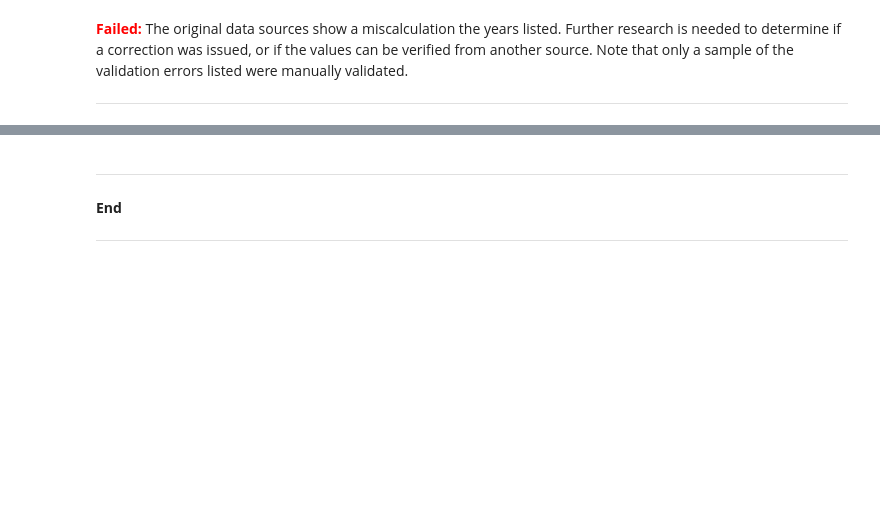
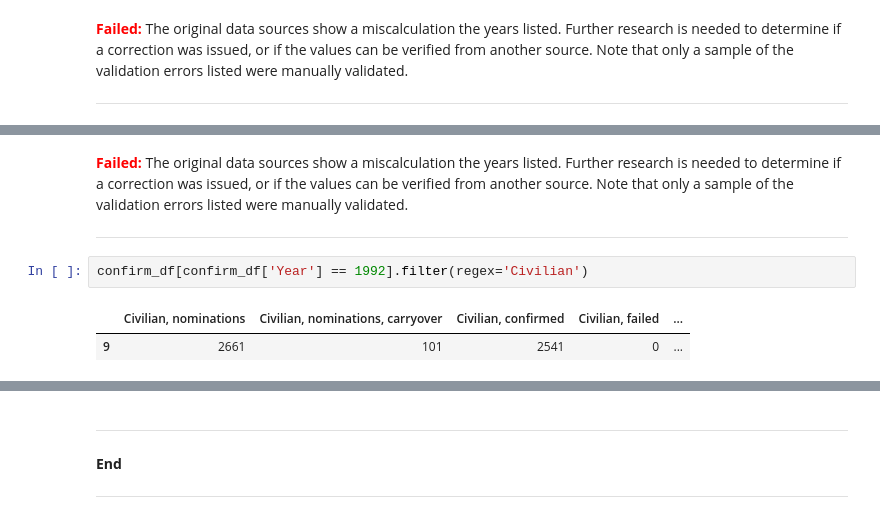
Before and after one commit to tamimcm416/congressional_activity, a Jupyter notebook: notebooks/DataValidation.ipynb, the cells around one changed output, grey strips where cells are left out. Cells and saved outputs as stored; diff of their text form; blank space fills up the shorter version.

```diff
--- a/notebooks/DataValidation.ipynb
+++ b/notebooks/DataValidation.ipynb
@@ -365,0 +411,8 @@ Index(['Year', 'Congress', 'Session', 'Air Force nominations',
+# %% [markdown]
+<font color='red'>**Failed:**</font>  The original data sources show a miscalculation the years listed. Further research is needed to determine if a correction was issued, or if the values can be verified from another source. Note that only a sample of the validation errors listed were manually validated.
+***
+# %%
+confirm_df[confirm_df['Year'] == 1992].filter(regex='Civilian')
+# %% [output]
+|  | Civilian, nominations | Civilian, nominations, carryover | Civilian, confirmed | Civilian, failed | ... |
+| 9 | 2661 | 101 | 2541 | 0 | ... |
```
Also changed, not shown: parts of 18 cells of this notebook, 2 other files.
